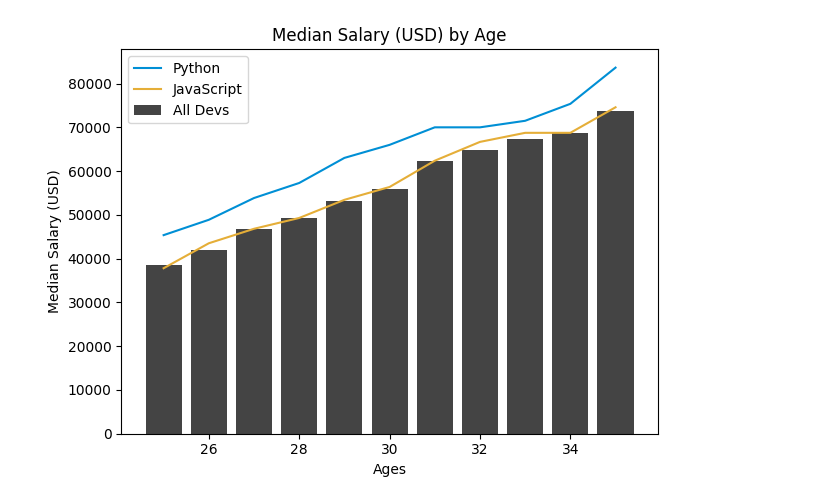
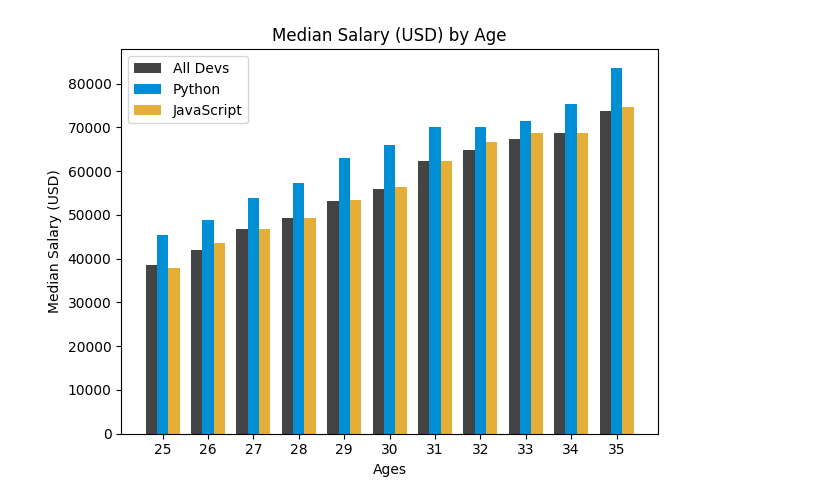
Before and after one commit to snmath-pi/MachineLearning, a Jupyter notebook: matplotlib.ipynb, the cells around one changed output. Drawn from its saved outputs; the diff is of its cells as text; code cells hidden in the pictures.

Commit message:
Kaggle Notebook | MatPlotLib | Version 5

```diff
--- a/matplotlib.ipynb
+++ b/matplotlib.ipynb
@@ -126,32 +110,35 @@ plt.show()
 # %%
 #BAR CHATS AND ANALYSING DATA FROM CSV
+import numpy as np
 
 from matplotlib import pyplot as plt
 
 # plt.style.use("fivethirtyeight")
 
 ages_x = [25, 26, 27, 28, 29, 30, 31, 32, 33, 34, 35]
-
+x_ranges = np.arange(25, 36)
+wide = 0.25
 dev_y = [38496, 42000, 46752, 49320, 53200,
          56000, 62316, 64928, 67317, 68748, 73752]
-plt.bar(ages_x, dev_y, color="#444444", label="All Devs")
+plt.bar(x_ranges - wide, dev_y, width = wide, color="#444444", label="All Devs")
 
 py_dev_y = [45372, 48876, 53850, 57287, 63016,
             65998, 70003, 70000, 71496, 75370, 83640]
-plt.plot(ages_x, py_dev_y, color="#008fd5", label="Python")
+plt.bar(x_ranges, py_dev_y, width = wide, color="#008fd5", label="Python")
 
 js_dev_y = [37810, 43515, 46823, 49293, 53437,
             56373, 62375, 66674, 68745, 68746, 74583]
-plt.plot(ages_x, js_dev_y, color="#e5ae38", label="JavaScript")
+plt.bar(x_ranges + wide,js_dev_y, width = wide,  color="#e5ae38", label="JavaScript")
 
 plt.legend()
 
+plt.xticks(ticks=x_ranges, labels=x_ranges, )
 plt.title("Median Salary (USD) by Age")
 plt.xlabel("Ages")
 plt.ylabel("Median Salary (USD)")
 
 plt.tight_layout()
 plt.rcdefaults()
 plt.show()
 # %% [output]
-[figure, old version]
+[figure, new version]
```
Also changed, not shown: parts of 12 cells of this notebook.
